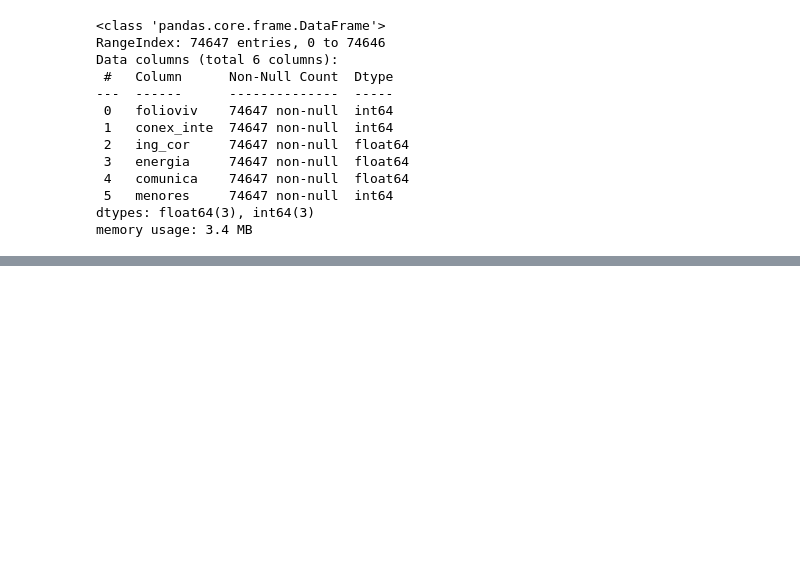
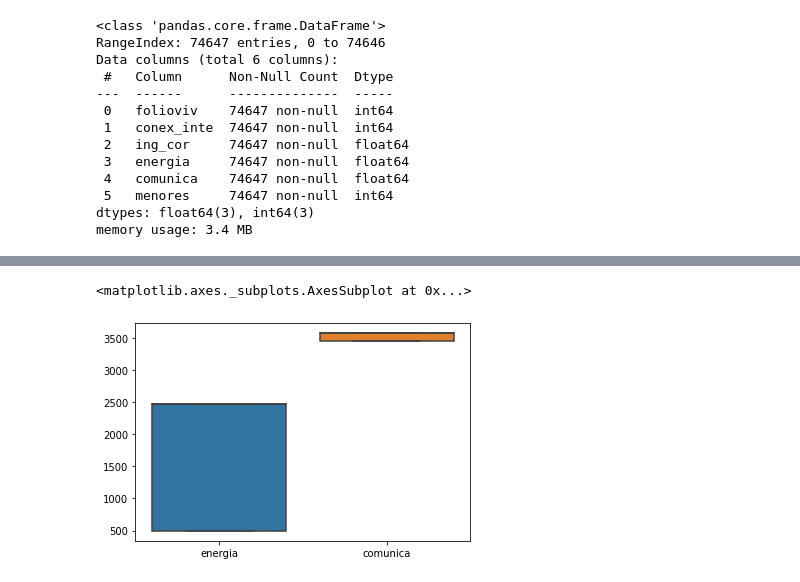
Before and after one commit to andremacdonel/VisualizacionDeDatos, a Jupyter notebook: SP.ipynb, the cells around one changed output, grey strips where cells are left out. Saved outputs shown, nothing was run; the diff lists cells and outputs as text; code cells hidden in the pictures; blank space fills up the shorter version.

```diff
--- a/SP.ipynb
+++ b/SP.ipynb
@@ -85,0 +118,6 @@ admita variables de tipo float, de lo contrario, las variables int cambian la gr
+# %%
+sns.boxplot(data = df.loc[df['conex_inte'],
+ ['energia', 'comunica']])
+# %% [output]
+<matplotlib.axes._subplots.AxesSubplot at 0x...>
+[figure, added]
```
Also changed, not shown: parts of 13 cells of this notebook.
